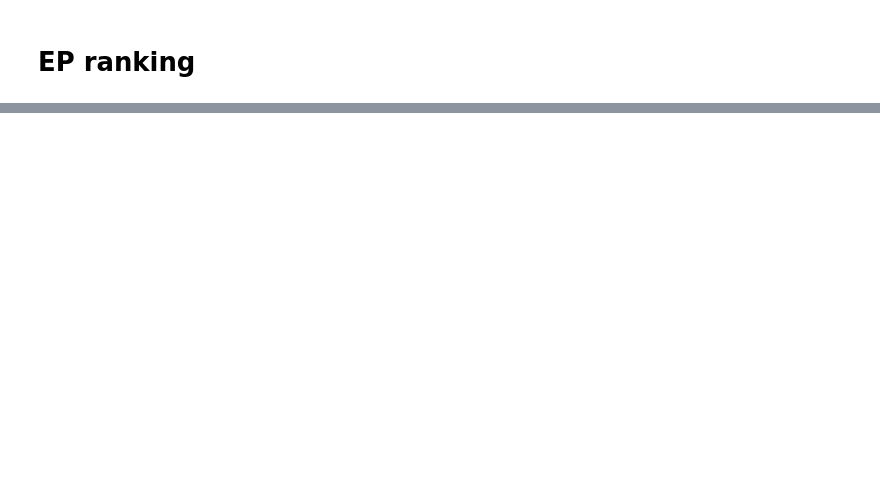
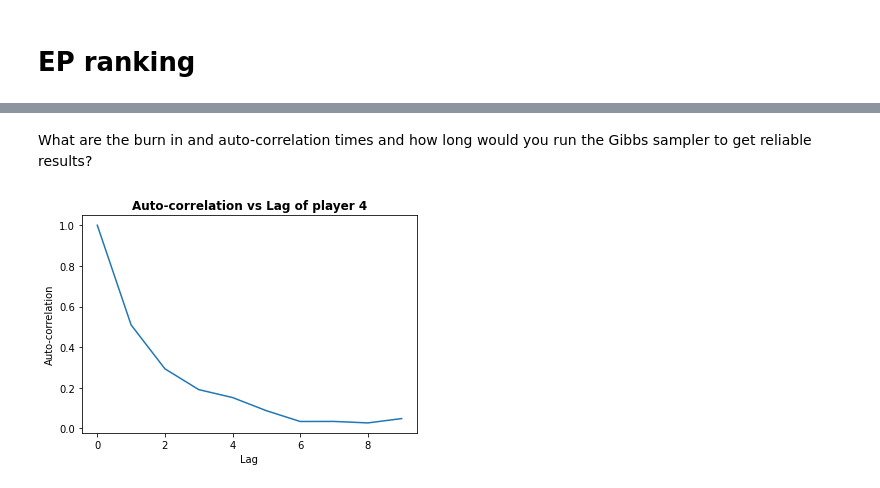
Before and after one commit to AlejandroSantorum/MPhil_MLMI_Cambridge, a Jupyter notebook: 4F13-Probabilistic_Machine_Learning/Lab/lab2/code/coursework2.ipynb, the cells around one changed output, grey strips where cells are left out. Drawn from its saved outputs; the diff is of its cells as text; code cells hidden in the pictures; blank space fills up the shorter version.

```diff
--- a/4F13-Probabilistic_Machine_Learning/Lab/lab2/code/coursework2.ipynb
+++ b/4F13-Probabilistic_Machine_Learning/Lab/lab2/code/coursework2.ipynb
@@ -52,0 +62,6 @@ mean_player_skills, precision_player_skills = eprank(G, M, num_iters)
+# %%
+def plot_autocorr(player_id, total_lag):
+    autocor = np.zeros(total_lag)
+    for i in range(total_lag):
+        autocor[i]=pandas.Series.autocorr(pandas.Series(skill_samples[player_id,:]),lag=i)
+    plt.plot(autocor)
@@ -52,0 +100,15 @@ mean_player_skills, precision_player_skills = eprank(G, M, num_iters)
+# %% [markdown]
+What are the burn in and auto-correlation times and how long would you run the Gibbs sampler to get reliable results?
+# %%
+def plot_autocorr(player_id, total_lag):
+    autocor = np.zeros(total_lag)
+    for i in range(total_lag):
+        autocor[i]=pandas.Series.autocorr(pandas.Series(skill_samples[player_id,:]),lag=i)
+    plt.plot(autocor)
+    plt.title("Auto-correlation vs Lag of player "+str(player_id), fontweight='bold')
+    plt.ylabel("Auto-correlation")
+    plt.xlabel("Lag")
+# %%
+plot_autocorr(player_id=4, total_lag=10)
+# %% [output]
+[figure, added]
```
Also changed, not shown: parts of 22 cells of this notebook, 4 other files.
